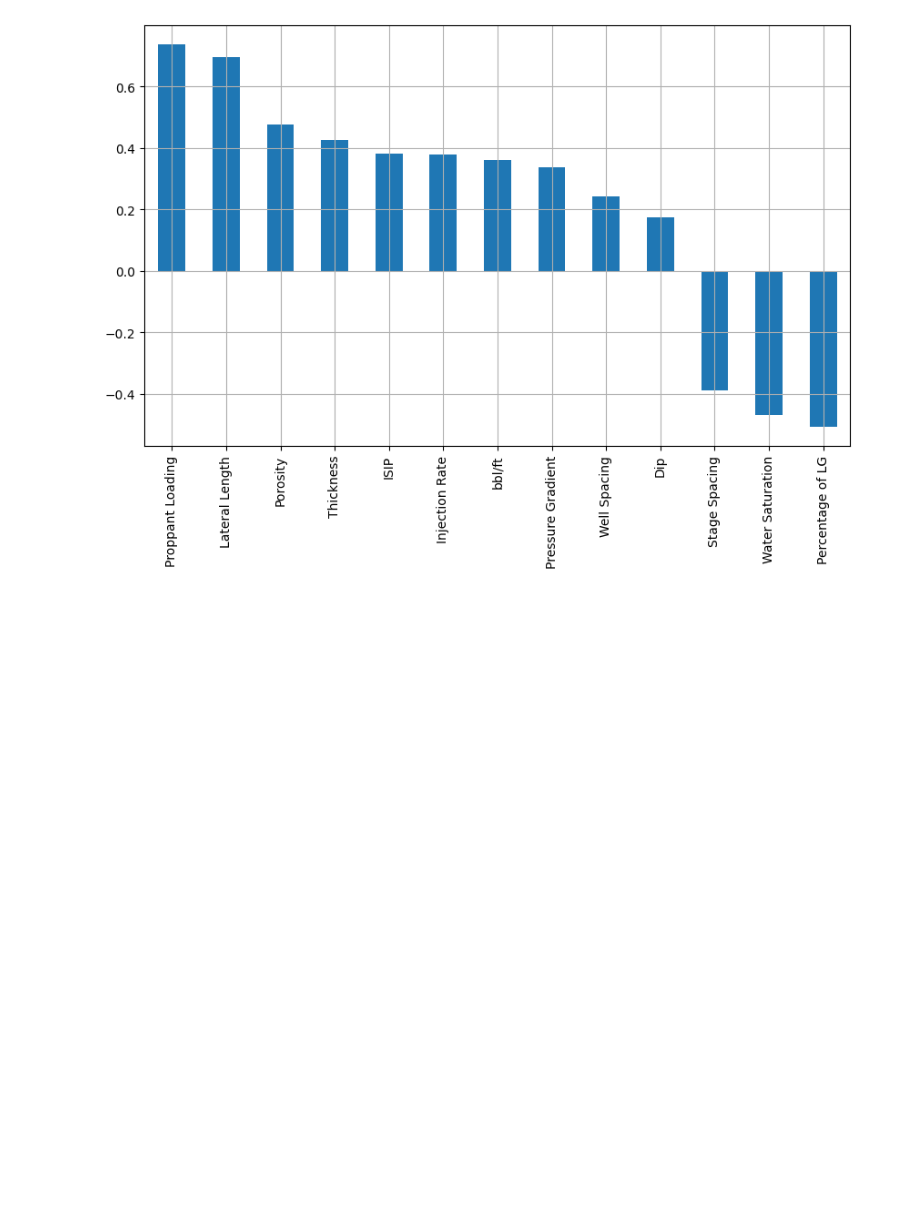
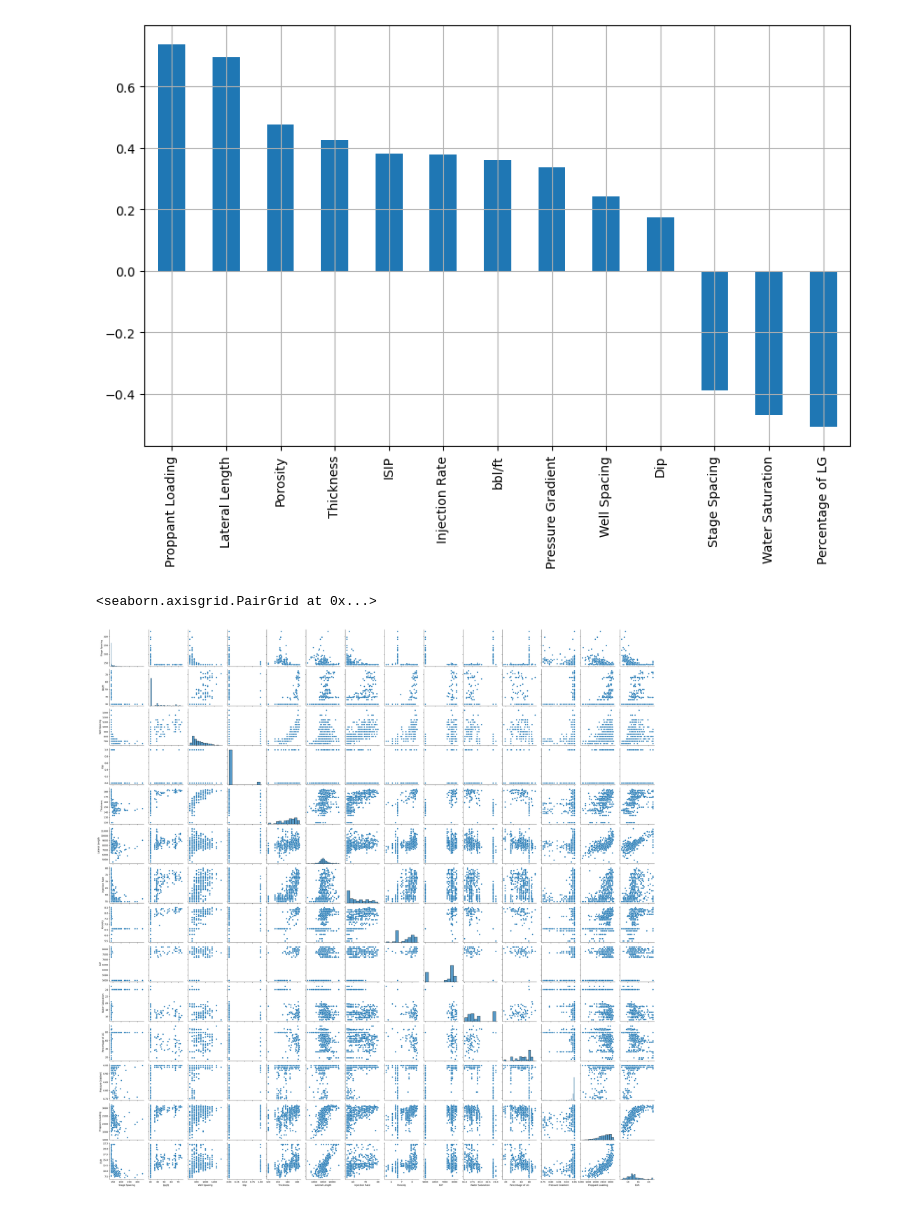
Before and after one commit to SethDwumah/Petroleum_DS-ML, a Jupyter notebook: Estimated Ultimate Recovery (EUR) Prediction Using Machine Learning.ipynb, the cells around one changed output. Drawn from its saved outputs; the diff is of its cells as text; code cells hidden in the pictures; blank space fills up the shorter version.

```diff
--- a/Estimated Ultimate Recovery (EUR) Prediction Using Machine Learning.ipynb
+++ b/Estimated Ultimate Recovery (EUR) Prediction Using Machine Learning.ipynb
@@ -110,4 +110,7 @@ data_corr['EUR'][:-1].sort_values(ascending=False).plot(kind='bar', grid=True,fi
 <AxesSubplot:>
 [figure]
 # %%
-sns.pairplot(data)
+sns.pairplot(data,palette='viridis')
+# %% [output]
+<seaborn.axisgrid.PairGrid at 0x...>
+[figure, added]
```
Also changed, not shown: parts of 21 cells of this notebook.
